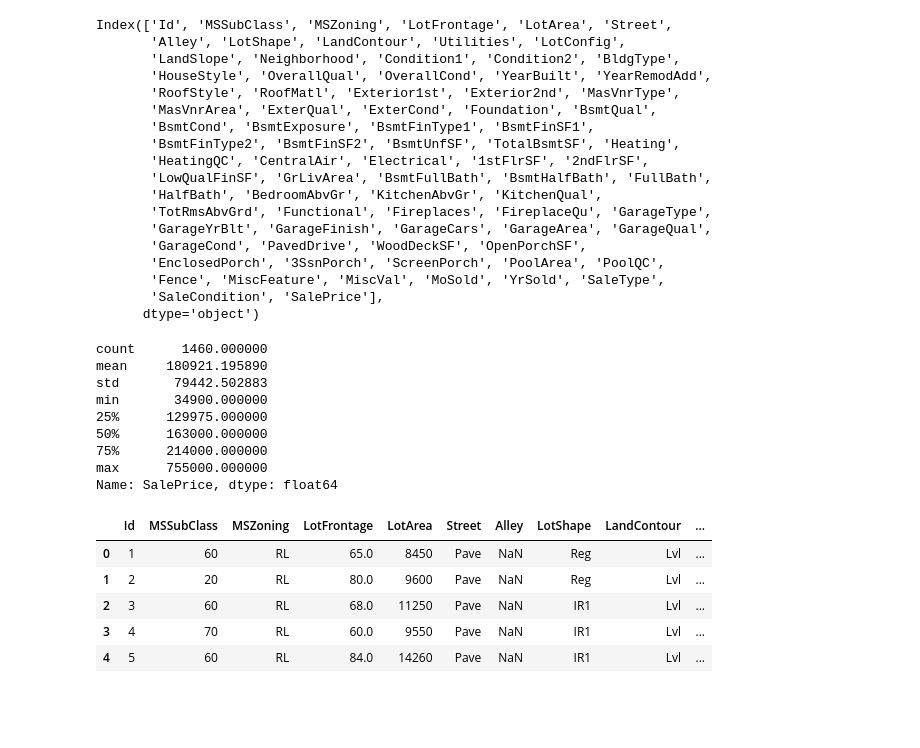
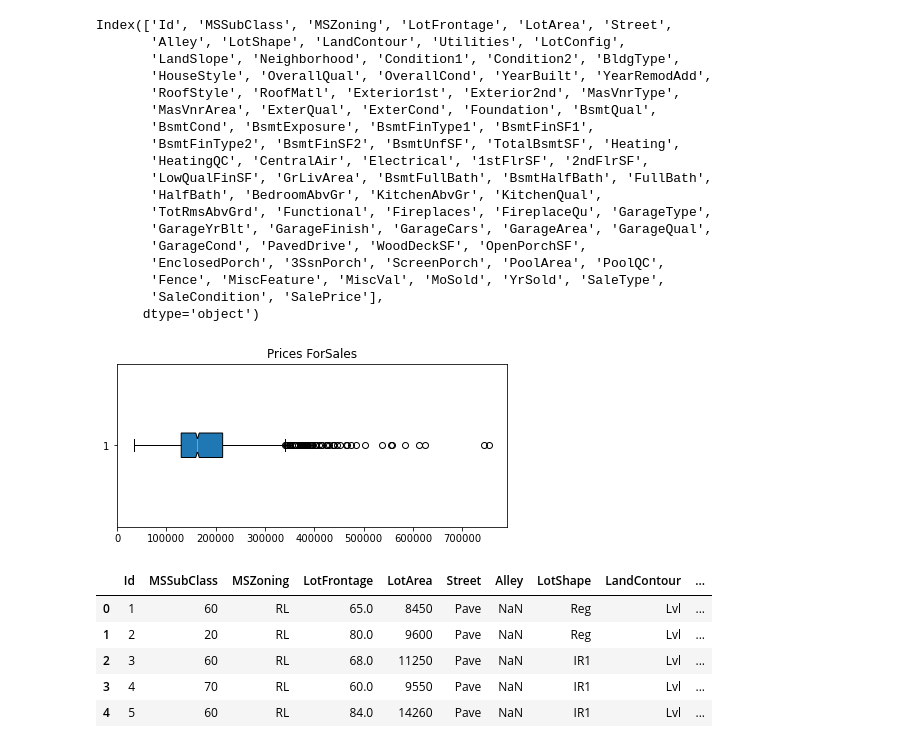
Before and after one commit to FurkanErcelebi/DataMining-Project, a Jupyter notebook: Project.ipynb, the cells around one changed output. Drawn from its saved outputs; the diff is of its cells as text; code cells hidden in the pictures; blank space fills up the shorter version.

Commit message:
Virtualize more for data set

```diff
--- a/Project.ipynb
+++ b/Project.ipynb
@@ -34,0 +56,21 @@ Index(['Id', 'MSSubClass', 'MSZoning', 'LotFrontage', 'LotArea', 'Street',
+# %%
+def showBoxPlot(set_data,title, description, label_object = {}):
+
+
+    if len(label_object) > 0:
+        set_data = set_data.replace(label_object)
+
+    data = [set_data]
+    fig = plt.figure(figsize =(7, 3))
+    ax = fig.add_subplot(111)
+
+    bp = ax.boxplot(data, patch_artist = True,
+                    notch ='True', vert = 0)
+
+    plt.title(title)
+    plt.xlabel(description)
+
+    ax.get_xaxis().tick_bottom()
+    ax.get_yaxis().tick_left()
+
+    plt.show()
@@ -35,15 +92,8 @@ Index(['Id', 'MSSubClass', 'MSZoning', 'LotFrontage', 'LotArea', 'Street',
 # %%
 df_train['SalePrice'].describe()
+showBoxPlot(df_train['SalePrice'],'Prices ForSales','')
 # %% [output]
-count      1460.000000
-mean     180921.195890
-std       79442.502883
-min       34900.000000
-25%      129975.000000
-50%      163000.000000
-75%      214000.000000
-max      755000.000000
-Name: SalePrice, dtype: float64
+[figure, added]
 # %%
 df_train.head()
 # %% [output]
```
Also changed, not shown: parts of 12 cells of this notebook.
